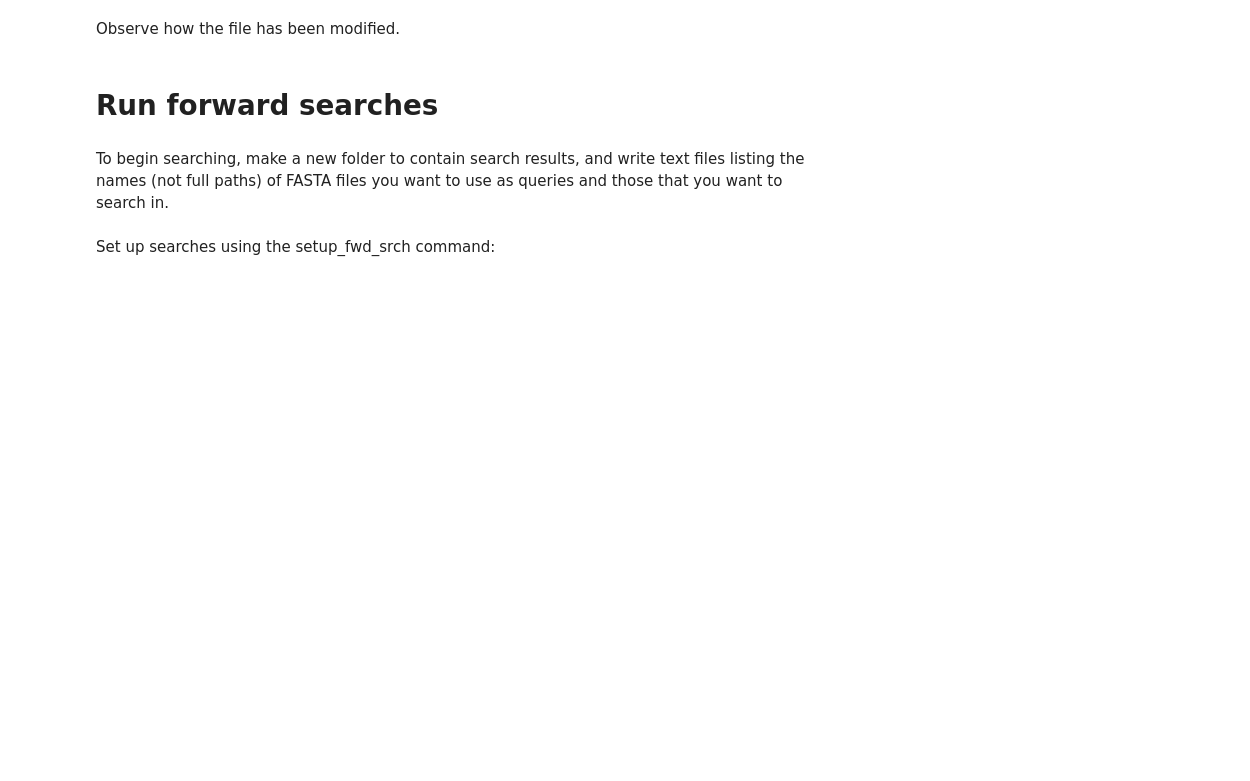
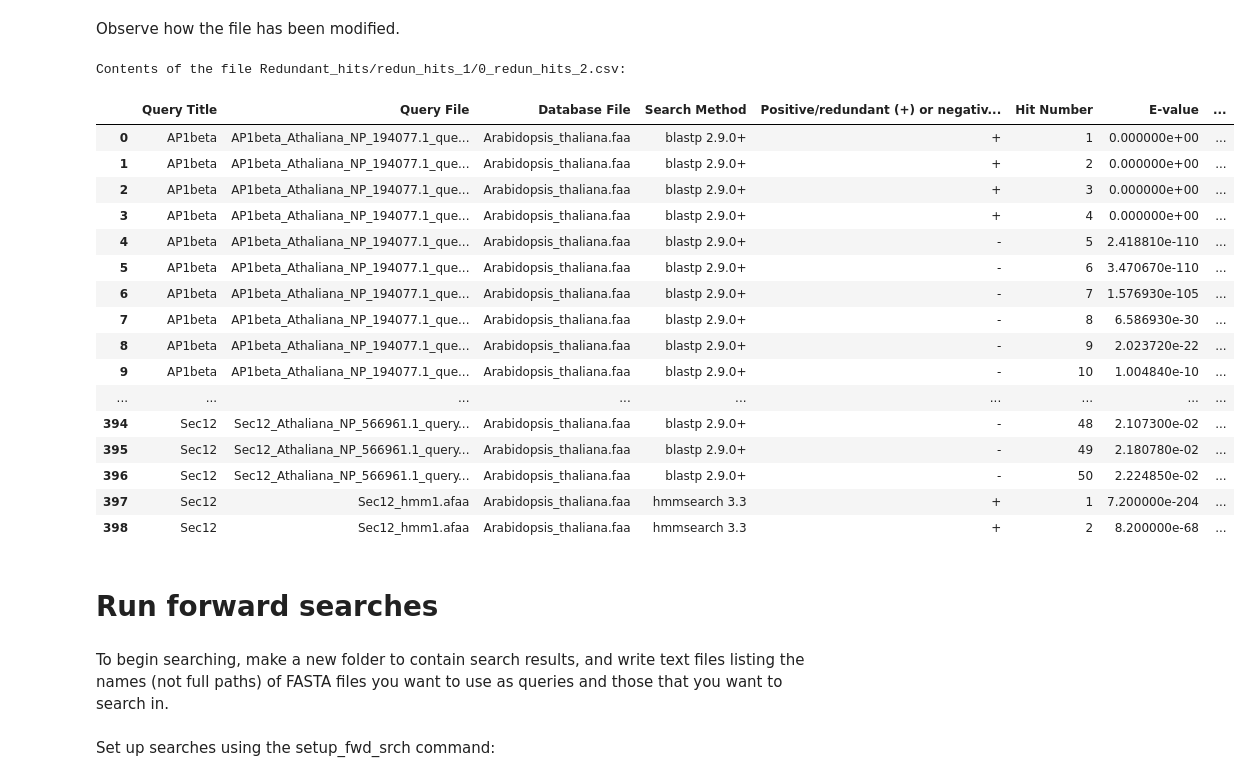
Before and after one commit to laelbarlow/amoebae, a Jupyter notebook: notebooks/amoebae_tutorial_2.ipynb, the cells around one changed output. Saved outputs shown, nothing was run; the diff lists cells and outputs as text; code cells hidden in the pictures; blank space fills up the shorter version.

```diff
--- a/notebooks/amoebae_tutorial_2.ipynb
+++ b/notebooks/amoebae_tutorial_2.ipynb
@@ -472,12 +718,31 @@ with open(redundant_seqs_csv) as infh, open(redundant_seqs_csv2, 'w') as o:
 Observe how the file has been modified.
 # %%
 # Find the path to the CSV file.
-csv_file_path = glob.glob(os.path.join('Redundant_hits', os.path.join('redun_hits_*', '0_redun_hits_*2.csv')))[0]
+csv_file_path = glob.glob(os.path.join('Redundant_hits', os.path.join('redun_hits_1', '0_redun_hits_2.csv')))[0]
 # Load data from the CSV file using the pandas library.
 df = pd.read_csv(csv_file_path)
 # Display the data in an HTML table.
 print("Contents of the file %s:" % csv_file_path)
 display(HTML(df.to_html()))
+# %% [output]
+Contents of the file Redundant_hits/redun_hits_1/0_redun_hits_2.csv:
+|  | Query Title | Query File | Database File | Search Method | Positive/redundant (+) or negativ... | Hit Number | E-value | ... |
+| 0 | AP1beta | AP1beta_Athaliana_NP_194077.1_que... | Arabidopsis_thaliana.faa | blastp 2.9.0+ | + | 1 | 0.000000e+00 | ... |
+| 1 | AP1beta | AP1beta_Athaliana_NP_194077.1_que... | Arabidopsis_thaliana.faa | blastp 2.9.0+ | + | 2 | 0.000000e+00 | ... |
+| 2 | AP1beta | AP1beta_Athaliana_NP_194077.1_que... | Arabidopsis_thaliana.faa | blastp 2.9.0+ | + | 3 | 0.000000e+00 | ... |
+| 3 | AP1beta | AP1beta_Athaliana_NP_194077.1_que... | Arabidopsis_thaliana.faa | blastp 2.9.0+ | + | 4 | 0.000000e+00 | ... |
+| 4 | AP1beta | AP1beta_Athaliana_NP_194077.1_que... | Arabidopsis_thaliana.faa | blastp 2.9.0+ | - | 5 | 2.418810e-110 | ... |
+| 5 | AP1beta | AP1beta_Athaliana_NP_194077.1_que... | Arabidopsis_thaliana.faa | blastp 2.9.0+ | - | 6 | 3.470670e-110 | ... |
+| 6 | AP1beta | AP1beta_Athaliana_NP_194077.1_que... | Arabidopsis_thaliana.faa | blastp 2.9.0+ | - | 7 | 1.576930e-105 | ... |
+| 7 | AP1beta | AP1beta_Athaliana_NP_194077.1_que... | Arabidopsis_thaliana.faa | blastp 2.9.0+ | - | 8 | 6.586930e-30 | ... |
+| 8 | AP1beta | AP1beta_Athaliana_NP_194077.1_que... | Arabidopsis_thaliana.faa | blastp 2.9.0+ | - | 9 | 2.023720e-22 | ... |
+| 9 | AP1beta | AP1beta_Athaliana_NP_194077.1_que... | Arabidopsis_thaliana.faa | blastp 2.9.0+ | - | 10 | 1.004840e-10 | ... |
+| ... | ... | ... | ... | ... | ... | ... | ... | ... |
+| 394 | Sec12 | Sec12_Athaliana_NP_566961.1_query... | Arabidopsis_thaliana.faa | blastp 2.9.0+ | - | 48 | 2.107300e-02 | ... |
+| 395 | Sec12 | Sec12_Athaliana_NP_566961.1_query... | Arabidopsis_thaliana.faa | blastp 2.9.0+ | - | 49 | 2.180780e-02 | ... |
+| 396 | Sec12 | Sec12_Athaliana_NP_566961.1_query... | Arabidopsis_thaliana.faa | blastp 2.9.0+ | - | 50 | 2.224850e-02 | ... |
+| 397 | Sec12 | Sec12_hmm1.afaa | Arabidopsis_thaliana.faa | hmmsearch 3.3 | + | 1 | 7.200000e-204 | ... |
+| 398 | Sec12 | Sec12_hmm1.afaa | Arabidopsis_thaliana.faa | hmmsearch 3.3 | + | 2 | 8.200000e-68 | ... |
 # %% [markdown]
 # Run forward searches
 # %% [markdown]
```
Also changed, not shown: parts of 27 cells of this notebook, 3 other files.
